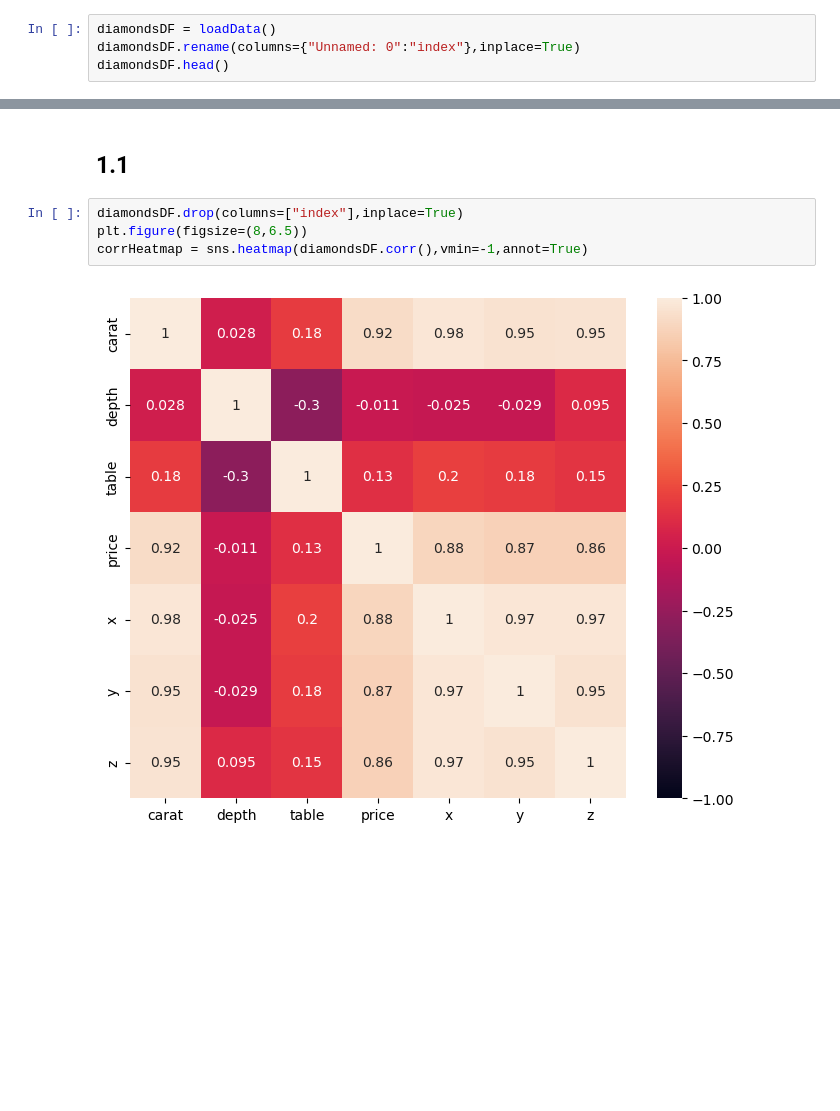
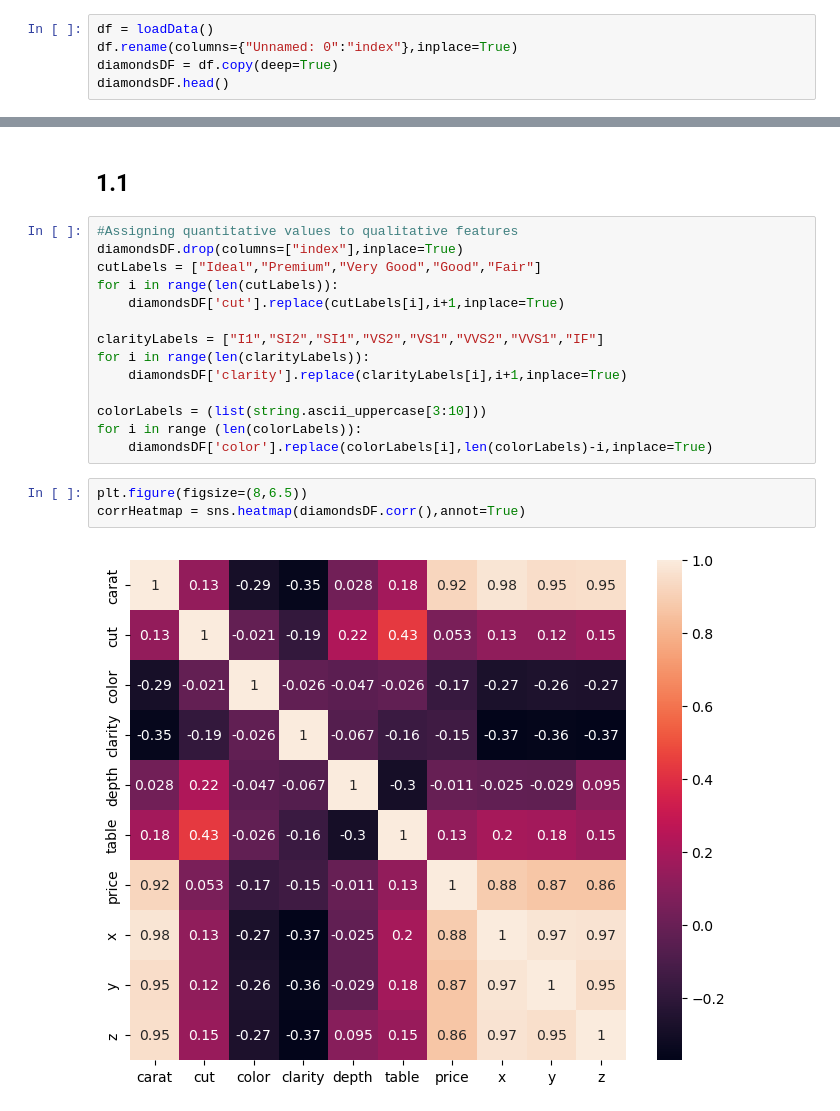
Before and after one commit to thewrigman/Diamond-characteristics-ece219, a Jupyter notebook: src/scratch.ipynb, the cells around one changed output, grey strips where cells are left out. Drawn from its saved outputs; the diff is of its cells as text; blank space fills up the shorter version.

Commit message:
qualitative

```diff
--- a/src/scratch.ipynb
+++ b/src/scratch.ipynb
@@ -7,6 +8,7 @@ import matplotlib.pyplot as plt
 # %%
-diamondsDF = loadData()
-diamondsDF.rename(columns={"Unnamed: 0":"index"},inplace=True)
+df = loadData()
+df.rename(columns={"Unnamed: 0":"index"},inplace=True)
+diamondsDF = df.copy(deep=True)
 diamondsDF.head()
 # %% [output]
 |  | index | carat | cut | color | clarity | depth | table | price | x | y | z |
@@ -19,9 +21,22 @@ diamondsDF.head()
 # Question 1
 # %% [markdown]
 ## 1.1
+# %%
+#Assigning quantitative values to qualitative features
+diamondsDF.drop(columns=["index"],inplace=True)
+cutLabels = ["Ideal","Premium","Very Good","Good","Fair"]
+for i in range(len(cutLabels)):
+    diamondsDF['cut'].replace(cutLabels[i],i+1,inplace=True)
+
+clarityLabels = ["I1","SI2","SI1","VS2","VS1","VVS2","VVS1","IF"]
+for i in range(len(clarityLabels)):
+    diamondsDF['clarity'].replace(clarityLabels[i],i+1,inplace=True)
+
+colorLabels = (list(string.ascii_uppercase[3:10]))
+for i in range (len(colorLabels)):
+    diamondsDF['color'].replace(colorLabels[i],len(colorLabels)-i,inplace=True)
 # %%
-diamondsDF.drop(columns=["index"],inplace=True)
 plt.figure(figsize=(8,6.5))
-corrHeatmap = sns.heatmap(diamondsDF.corr(),vmin=-1,annot=True)
+corrHeatmap = sns.heatmap(diamondsDF.corr(),annot=True)
 # %% [output]
-[figure, old version]
+[figure, new version]
```
Also changed, not shown: parts of 8 cells of this notebook.
